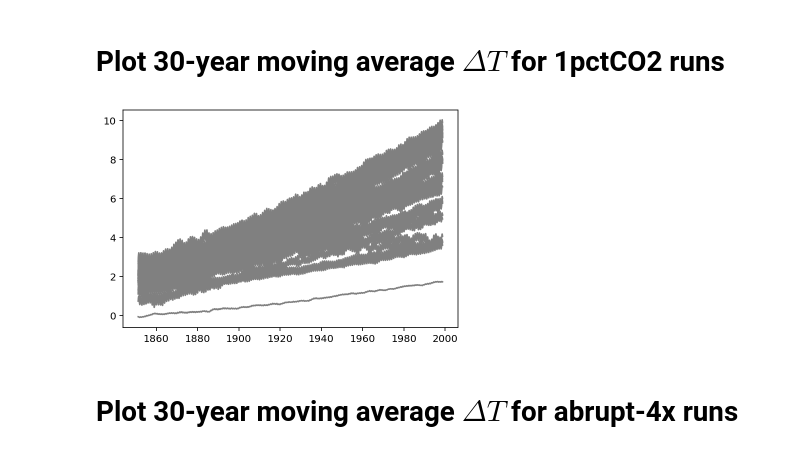
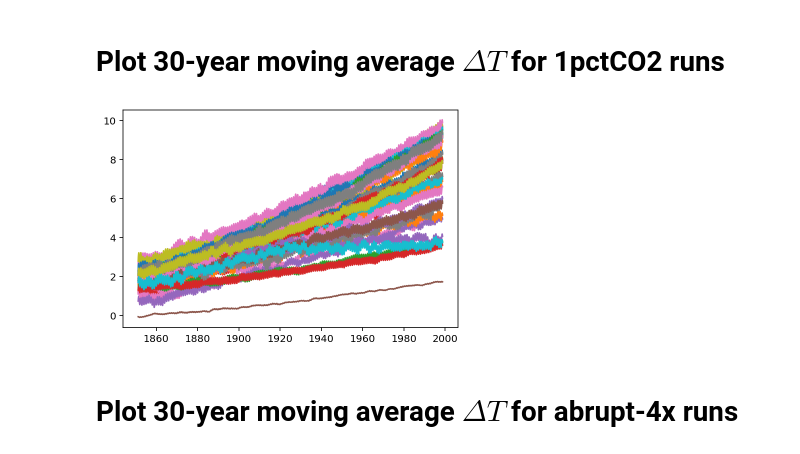
Before and after one commit to galenphall/pangeo_tests, a Jupyter notebook: analysis.ipynb, the cells around one changed output. Drawn from its saved outputs; the diff is of its cells as text; code cells hidden in the pictures.

```diff
--- a/analysis.ipynb
+++ b/analysis.ipynb
@@ -30,16 +30,17 @@ def load(*keys):
 Plot 30-year moving average $\Delta T$  for 1pctCO2 runs
 =======
 # %%
-ns = load("1pctCO2",'_ts.npy')
-dates = [pd.to_datetime(n[1], errors='coerce') for n in ns[:,1]][0]
+ts = load("1pctCO2",'_ts.npy')
+dates = [d for d in [pd.to_datetime(n[1], errors='coerce') for n in ns[:,1]] if d[0] != 'NaT']
 plt.figure("1pctCO2 runs")
-for f, n in ns:
+for f, n in ts:
     w = 30
-    plt.plot_date(dates[int(w/2)-1:int(len(n[0])-w/2)],
+    d = next(d for d in dates if len(d) == len(n[0]))
+    plt.plot_date(d[int(w/2)-1:int(len(n[0])-w/2)],
                   moving_average(n[0] - n[0,0], w),
-                  xdate=True, fmt='-', color='grey')
+                  xdate=True, fmt='-')
 # %% [output]
-[figure, old version]
+[figure, new version]
 # %% [markdown]
 Plot 30-year moving average $\Delta T$  for abrupt-4x runs
 =======
```
Also changed, not shown: parts of 3 cells of this notebook, 6 other files.
